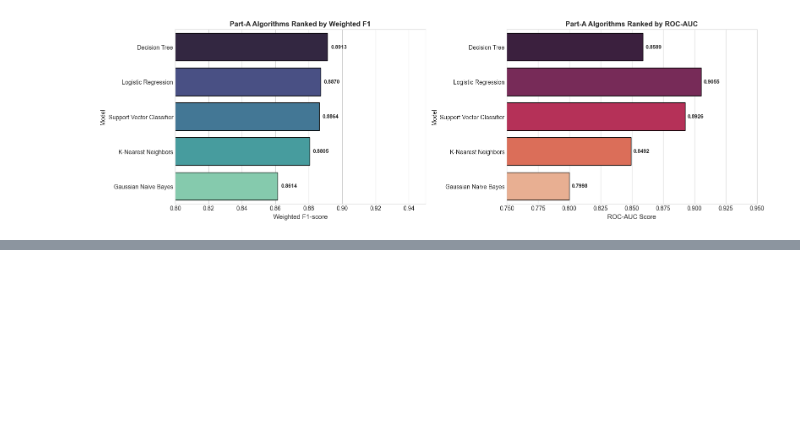
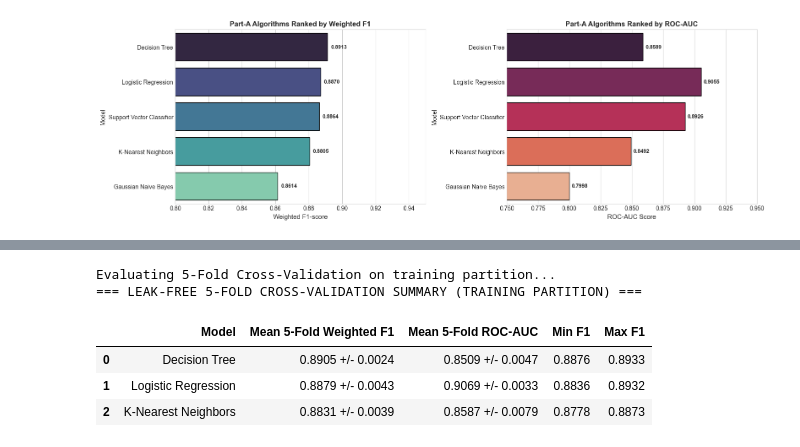
Before and after one commit to Ne-Ran/Machine-Learning-Capstone-Project, a Jupyter notebook: notebooks/classification.ipynb, the cells around one changed output, grey strips where cells are left out. Cells and saved outputs as stored; diff of their text form; code cells hidden in the pictures; blank space fills up the shorter version.

```diff
--- a/Notebooks/classification.ipynb
+++ b/notebooks/classification.ipynb
@@ -770 +1035,47 @@ Passing `palette` without assigning `hue` is deprecated and will be removed in v
+# %%
+from sklearn.model_selection import cross_val_score, StratifiedKFold
+
+skf = StratifiedKFold(n_splits=5, shuffle=True, random_state=RANDOM_STATE)
+
+# Define leak-free pipelines for top models
+cv_pipelines = {
+    'Decision Tree': Pipeline([
+        ('prep', preprocessor_cls),
+        ('model', DecisionTreeClassifier(max_depth=6, random_state=RANDOM_STATE))
+    ]),
+    'Logistic Regression': Pipeline([
+        ('prep', preprocessor_cls),
+        ('model', LogisticRegression(max_iter=1000, random_state=RANDOM_STATE))
+    ]),
+    'K-Nearest Neighbors': Pipeline([
+        ('prep', preprocessor_cls),
+        ('model', KNeighborsClassifier(n_neighbors=7, n_jobs=-1))
+    ])
+}
+
+cv_results = []
+print("Evaluating 5-Fold Cross-Validation on training partition...")
+
+for name, pipe in cv_pipelines.items():
+    f1_scores = cross_val_score(pipe, X_train_fe, y_train, cv=skf, scoring='f1_weighted', n_jobs=-1)
+    roc_scores = cross_val_score(pipe, X_train_fe, y_train, cv=skf, scoring='roc_auc', n_jobs=-1)
+
+    cv_results.append({
+        'Model': name,
+        'Mean 5-Fold Weighted F1': f"{f1_scores.mean():.4f} +/- {f1_scores.std():.4f}",
+        'Mean 5-Fold ROC-AUC': f"{roc_scores.mean():.4f} +/- {roc_scores.std():.4f}",
+        'Min F1': f"{f1_scores.min():.4f}",
+        'Max F1': f"{f1_scores.max():.4f}"
+    })
+
+cv_df = pd.DataFrame(cv_results)
+print("=== LEAK-FREE 5-FOLD CROSS-VALIDATION SUMMARY (TRAINING PARTITION) ===")
+display(cv_df)
+# %% [output]
+Evaluating 5-Fold Cross-Validation on training partition...
+=== LEAK-FREE 5-FOLD CROSS-VALIDATION SUMMARY (TRAINING PARTITION) ===
+|  | Model | Mean 5-Fold Weighted F1 | Mean 5-Fold ROC-AUC | Min F1 | Max F1 |
+| 0 | Decision Tree | 0.8905 +/- 0.0024 | 0.8509 +/- 0.0047 | 0.8876 | 0.8933 |
+| 1 | Logistic Regression | 0.8879 +/- 0.0043 | 0.9069 +/- 0.0033 | 0.8836 | 0.8932 |
+| 2 | K-Nearest Neighbors | 0.8831 +/- 0.0039 | 0.8587 +/- 0.0079 | 0.8778 | 0.8873 |
 # %% [markdown]
```
Also changed, not shown: parts of 32 cells of this notebook, 7 other files.
